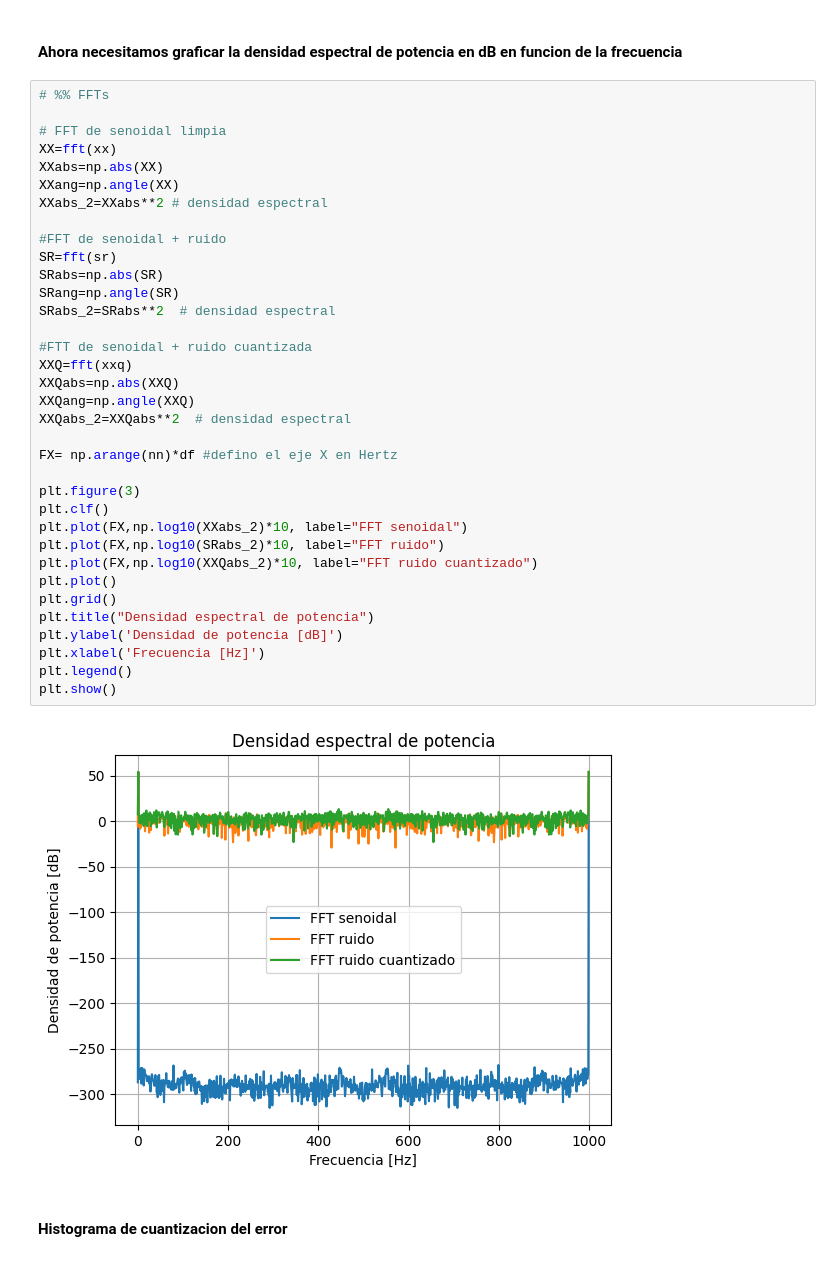
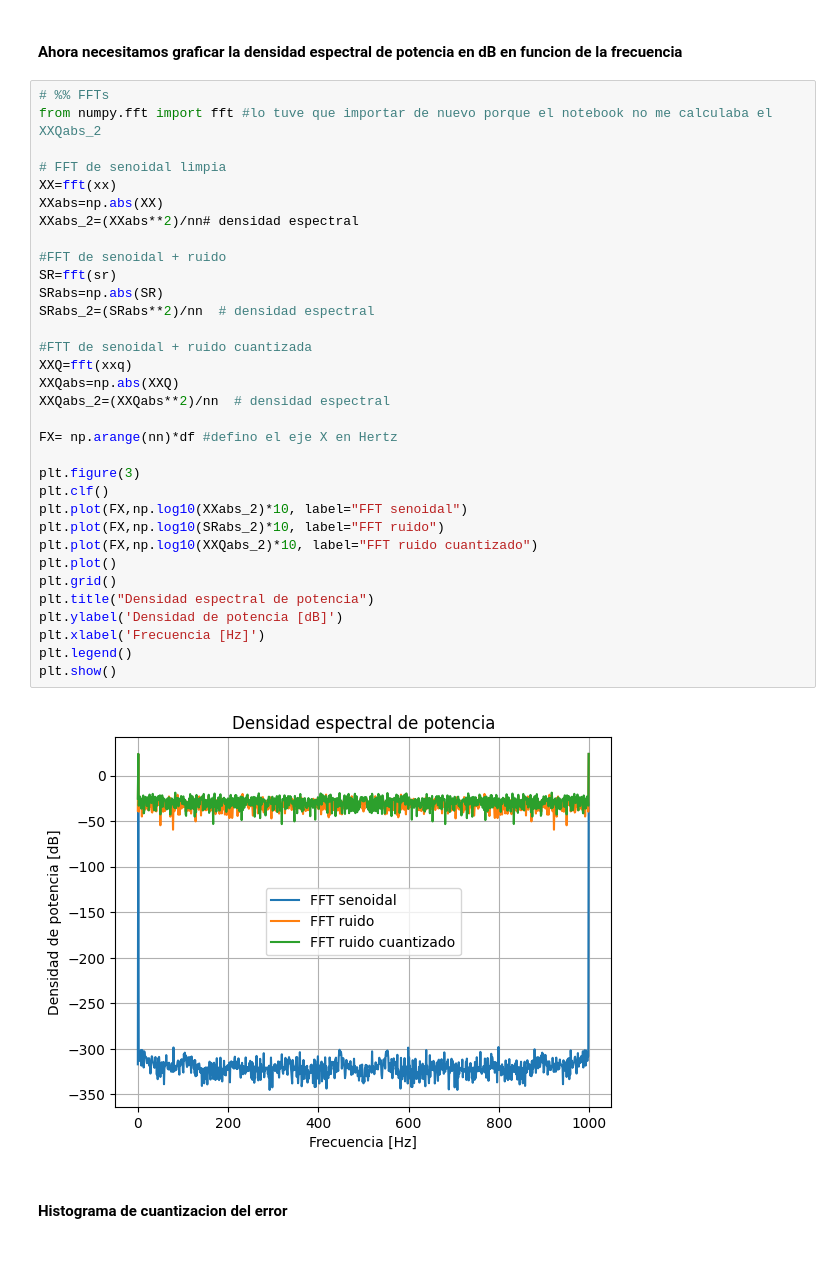
Before and after one commit to mariano1602/APS_2026, a Jupyter notebook: TS2_Mariano_gonzalez.ipynb, the cells around one changed output. Saved outputs shown, nothing was run; the diff lists cells and outputs as text.

```diff
--- a/TS2_Mariano_gonzalez.ipynb
+++ b/TS2_Mariano_gonzalez.ipynb
@@ -98,41 +98,39 @@ plt.show()
 #### Ahora necesitamos graficar la densidad espectral de potencia en dB en funcion de la frecuencia
 # %%
 # %% FFTs
+from numpy.fft import fft #lo tuve que importar de nuevo porque el notebook no me calculaba el XXQabs_2
 
 # FFT de senoidal limpia
 XX=fft(xx)
 XXabs=np.abs(XX)
-XXang=np.angle(XX)
-XXabs_2=XXabs**2 # densidad espectral
+XXabs_2=(XXabs**2)/nn# densidad espectral
 
 #FFT de senoidal + ruido
 SR=fft(sr)
 SRabs=np.abs(SR)
-SRang=np.angle(SR)
-SRabs_2=SRabs**2  # densidad espectral
+SRabs_2=(SRabs**2)/nn  # densidad espectral
 
 #FTT de senoidal + ruido cuantizada
 XXQ=fft(xxq)
 XXQabs=np.abs(XXQ)
-XXQang=np.angle(XXQ)
-XXQabs_2=XXQabs**2  # densidad espectral
+XXQabs_2=(XXQabs**2)/nn  # densidad espectral
 
 FX= np.arange(nn)*df #defino el eje X en Hertz
 
 plt.figure(3)
 plt.clf()
 plt.plot(FX,np.log10(XXabs_2)*10, label="FFT senoidal")
 plt.plot(FX,np.log10(SRabs_2)*10, label="FFT ruido")
 plt.plot(FX,np.log10(XXQabs_2)*10, label="FFT ruido cuantizado")
 plt.plot()
 plt.grid()
 plt.title("Densidad espectral de potencia")
 plt.ylabel('Densidad de potencia [dB]')
 plt.xlabel('Frecuencia [Hz]')
 plt.legend()
 plt.show()
 # %% [output]
-[figure, old version]
+[figure, new version]
 # %% [markdown]
 #### Histograma de cuantizacion del error
 # %%
```
Also changed, not shown: parts of 13 cells of this notebook, 1 other file.
